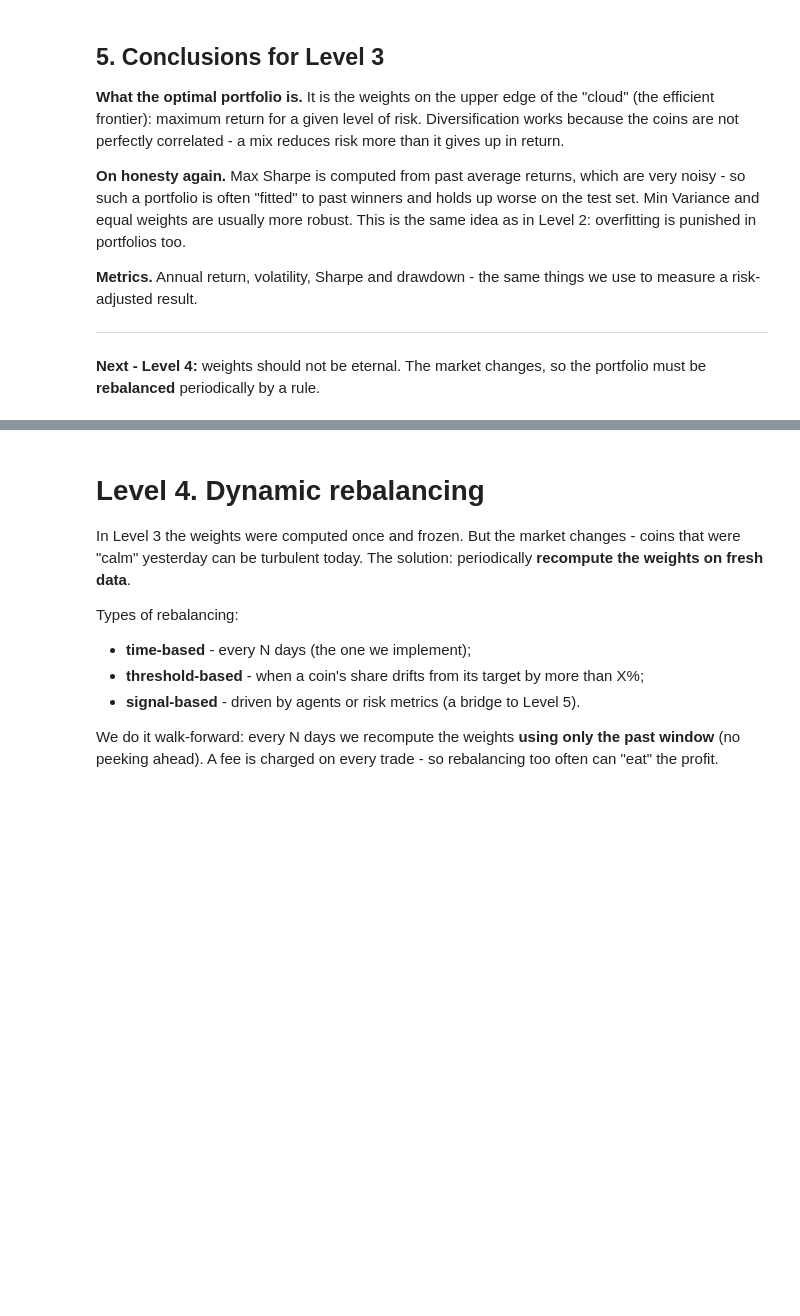
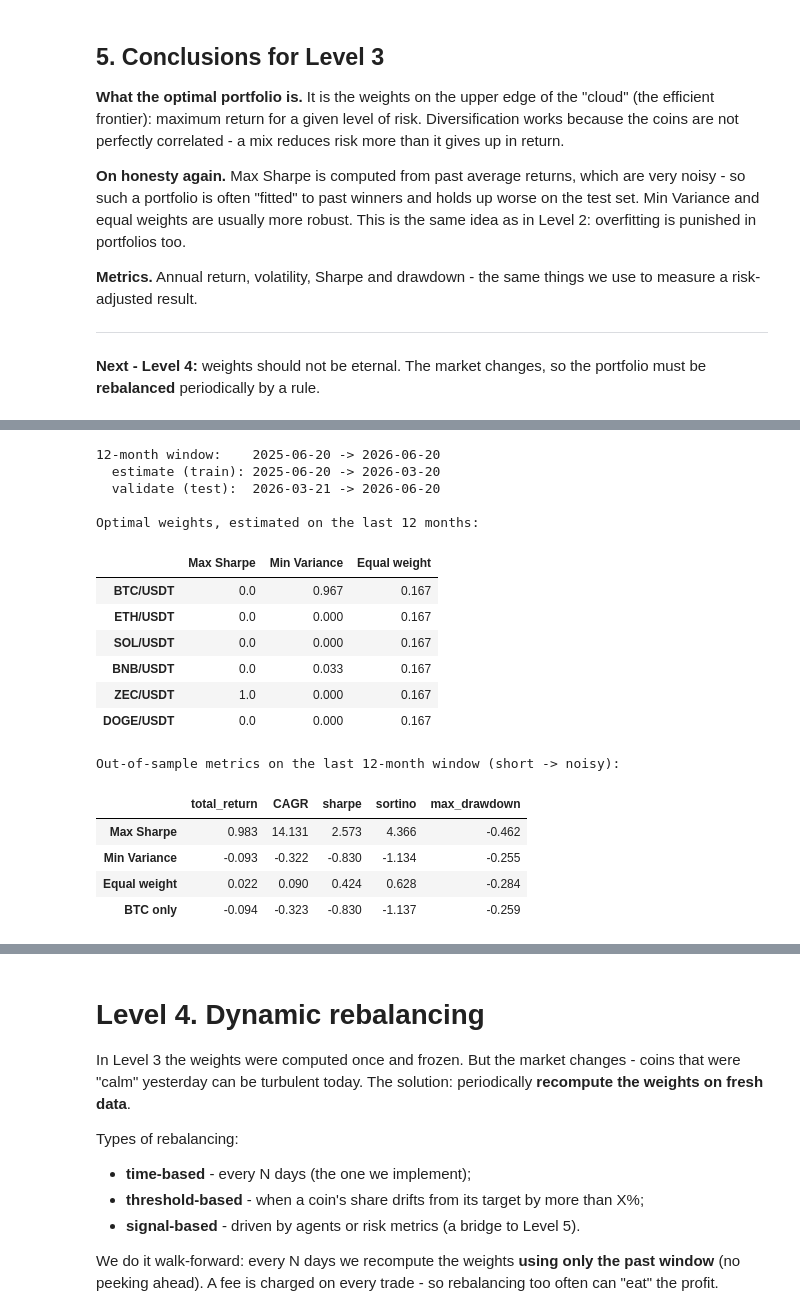
Before and after one commit to justgambleit/AI-crypto-hedge-fund, a Jupyter notebook: notebook.ipynb, the cells around one changed output, grey strips where cells are left out. Cells and saved outputs as stored; diff of their text form; code cells hidden in the pictures; blank space fills up the shorter version.

```diff
--- a/notebook.ipynb
+++ b/notebook.ipynb
@@ -413,0 +476,56 @@ plt.show()
+# %%
+# === Level 3 — brief check: static allocation on the LAST 12 MONTHS ===
+
+# 1. Take only the last 12 months of daily returns
+last_date   = returns.index.max()
+start_12m   = last_date - pd.DateOffset(months=12)
+returns_12m = returns.loc[returns.index >= start_12m]
+
+# 2. Honest split inside the window (estimate weights on train, validate on the tail)
+split_12 = int(len(returns_12m) * 0.75)
+train_12 = returns_12m.iloc[:split_12]
+test_12  = returns_12m.iloc[split_12:]
+mean_12, cov_12 = port.annualized_stats(train_12)
+
+print(f"12-month window:    {returns_12m.index.min().date()} -> {returns_12m.index.max().date()}")
+print(f"  estimate (train): {train_12.index.min().date()} -> {train_12.index.max().date()}")
+print(f"  validate (test):  {test_12.index.min().date()} -> {test_12.index.max().date()}")
+
+# 3. The three portfolios, estimated on the 12-month train window
+w_ms_12 = port.max_sharpe(mean_12, cov_12)
+w_mv_12 = port.min_variance(mean_12, cov_12)
+w_eq_12 = pd.Series(1 / len(coins), index=mean_12.index)
+
+weights_12 = pd.DataFrame({"Max Sharpe": w_ms_12,
+                           "Min Variance": w_mv_12,
+                           "Equal weight": w_eq_12})
+print("\nOptimal weights, estimated on the last 12 months:")
+display(weights_12.round(3))
+
+# 4. Out-of-sample check on the held-out tail, vs simply holding BTC
+results_12 = {}
+for name, w in [("Max Sharpe", w_ms_12), ("Min Variance", w_mv_12), ("Equal weight", w_eq_12)]:
+    results_12[name] = metrics_on(port.portfolio_returns(w, test_12))
+results_12["BTC only"] = metrics_on(test_12["BTC/USDT"])
+
+print("\nOut-of-sample metrics on the last 12-month window (short -> noisy):")
+pd.DataFrame(results_12).T.round(3)
+# %% [output]
+12-month window:    2025-06-20 -> 2026-06-20
+  estimate (train): 2025-06-20 -> 2026-03-20
+  validate (test):  2026-03-21 -> 2026-06-20
+
+Optimal weights, estimated on the last 12 months:
+|  | Max Sharpe | Min Variance | Equal weight |
+| BTC/USDT | 0.0 | 0.967 | 0.167 |
+| ETH/USDT | 0.0 | 0.000 | 0.167 |
+| SOL/USDT | 0.0 | 0.000 | 0.167 |
+| BNB/USDT | 0.0 | 0.033 | 0.167 |
+| ZEC/USDT | 1.0 | 0.000 | 0.167 |
+| DOGE/USDT | 0.0 | 0.000 | 0.167 |
+Out-of-sample metrics on the last 12-month window (short -> noisy):
+|  | total_return | CAGR | sharpe | sortino | max_drawdown |
+| Max Sharpe | 0.983 | 14.131 | 2.573 | 4.366 | -0.462 |
+| Min Variance | -0.093 | -0.322 | -0.830 | -1.134 | -0.255 |
+| Equal weight | 0.022 | 0.090 | 0.424 | 0.628 | -0.284 |
+| BTC only | -0.094 | -0.323 | -0.830 | -1.137 | -0.259 |
```
Also changed, not shown: parts of 11 cells of this notebook.
